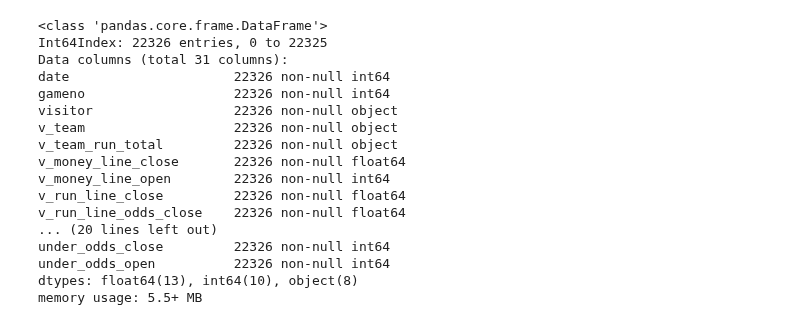
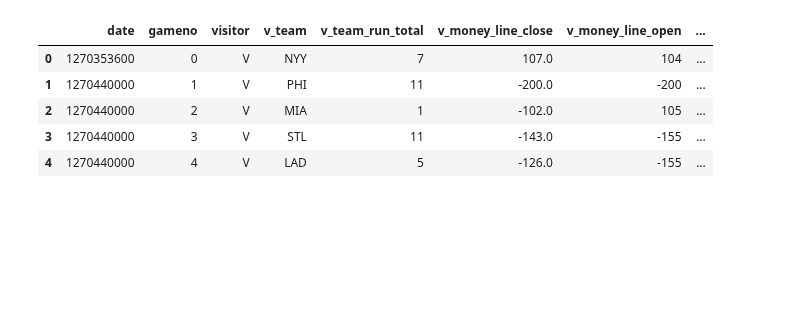
Before and after one commit to jacoblucas95/MLB-Betting-Strategies, a Jupyter notebook: run/setup/data/merged_dataset.ipynb, the cells around one changed output. Cells and saved outputs as stored; diff of their text form; code cells hidden in the pictures; blank space fills up the shorter version.

```diff
--- a/run/setup/data/merged_dataset.ipynb
+++ b/run/setup/data/merged_dataset.ipynb
@@ -205,22 +205,11 @@ df_final_unix['date'] = pd.to_numeric(df_final_unix['date'])
 pickle_path = os.path.join(os.path.join(os.path.dirname(os.getcwd()), 'data', 'unix_dataset.pickle'))
 df_final_unix.to_pickle(pickle_path)
 # %%
-df_final_unix.info()
+df_final_unix.head()
 # %% [output]
-<class 'pandas.core.frame.DataFrame'>
-Int64Index: 22326 entries, 0 to 22325
-Data columns (total 31 columns):
-date                     22326 non-null int64
-gameno                   22326 non-null int64
-visitor                  22326 non-null object
-v_team                   22326 non-null object
-v_team_run_total         22326 non-null object
-v_money_line_close       22326 non-null float64
-v_money_line_open        22326 non-null int64
-v_run_line_close         22326 non-null float64
-v_run_line_odds_close    22326 non-null float64
-... (20 lines left out)
-under_odds_close         22326 non-null int64
-under_odds_open          22326 non-null int64
-dtypes: float64(13), int64(10), object(8)
-memory usage: 5.5+ MB
+|  | date | gameno | visitor | v_team | v_team_run_total | v_money_line_close | v_money_line_open | ... |
+| 0 | 1270353600 | 0 | V | NYY | 7 | 107.0 | 104 | ... |
+| 1 | 1270440000 | 1 | V | PHI | 11 | -200.0 | -200 | ... |
+| 2 | 1270440000 | 2 | V | MIA | 1 | -102.0 | 105 | ... |
+| 3 | 1270440000 | 3 | V | STL | 11 | -143.0 | -155 | ... |
+| 4 | 1270440000 | 4 | V | LAD | 5 | -126.0 | -155 | ... |
```
Also changed, not shown: 7 other files.
